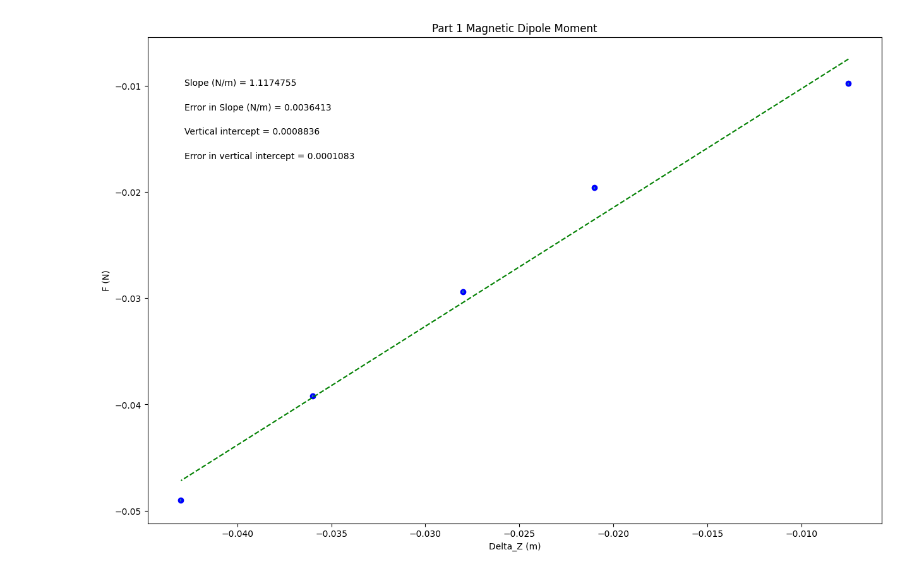
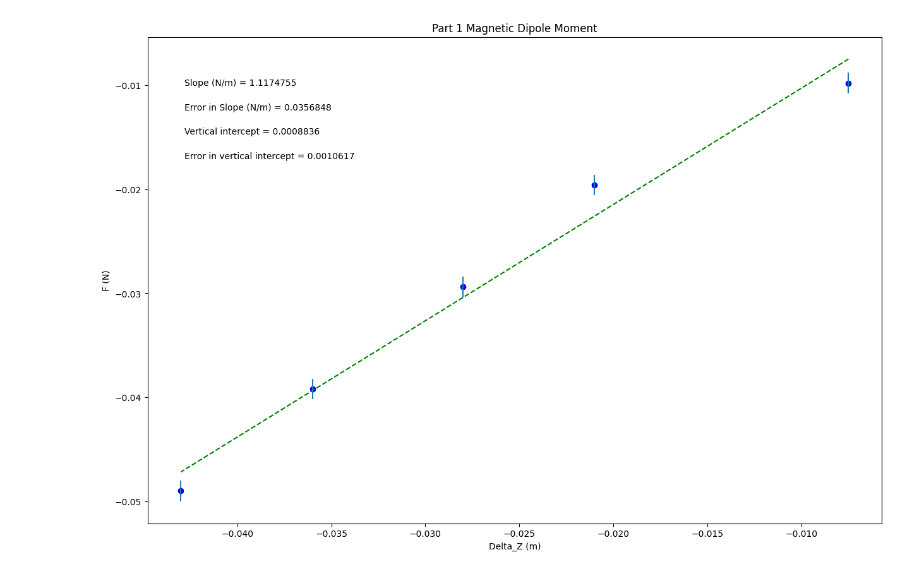
Before and after one commit to cotis9/whatever-you-want, a Jupyter notebook: PHSXlab_plotting_template.ipynb, the cells around one changed output. Cells and saved outputs as stored; diff of their text form; code cells hidden in the pictures.

```diff
--- a/PHSXlab_plotting_template.ipynb
+++ b/PHSXlab_plotting_template.ipynb
@@ -23,7 +23,7 @@ xvariable_Delta_Z = np.array([-0.0075  ,-0.021, -0.028, -0.036, -0.043])
 
 yvariable_F = np.array([-0.0098, -0.0196, -0.0294, -0.0392, -0.049])
 
-err_yvariable_Uncertainty_F = np.array([0.0001, 0.0001, 0.0001, 0.0001, 0.0001])
+err_yvariable_Uncertainty_F = np.array([0.00098, 0.00098, 0.00098, 0.00098, 0.00098])
 
 
 
@@ -92,31 +92,31 @@ elif annotation_placement==3 or annotation_placement==4:
 #Don't need to change anything in this section!
 
 #Plot data on graph. Plot error bars and place values for slope,
 #error in slope, and vertical intercept (plus error) on the plot using "annotate"
 
 plt.figure(figsize=(15,10))
 
 plt.plot(x, fit, color='green', linestyle='--')
 plt.scatter(x, y, color='blue', marker='o')
 
 plt.xlabel(x_label)
 plt.ylabel(y_label)
 plt.title(plot_title)
 
 plt.errorbar(x, y, yerr=dy, xerr=None, fmt="none") #don't need to plot x error bars
 
 plt.annotate('Slope ({}) = {value:.{digits}f}'.format(slope_units,value=m, digits=7),
              (xpos, ypos[0]), xycoords='axes fraction')
 
 plt.annotate('Error in Slope ({}) = {value:.{digits}f}'.format(slope_units,value=dm, digits=7),
              (xpos, ypos[1]), xycoords='axes fraction')
 
 plt.annotate('Vertical intercept = {value:.{digits}f}'.format(value=b, digits=7),
              (xpos, ypos[2]), xycoords='axes fraction')
 
 plt.annotate('Error in vertical intercept = {value:.{digits}f}'.format(value=db, digits=7),
              (xpos, ypos[3]), xycoords='axes fraction')
 
 plt.show()
 # %% [output]
-[figure, old version]
+[figure, new version]
```
Also changed, not shown: parts of 1 cell of this notebook.
